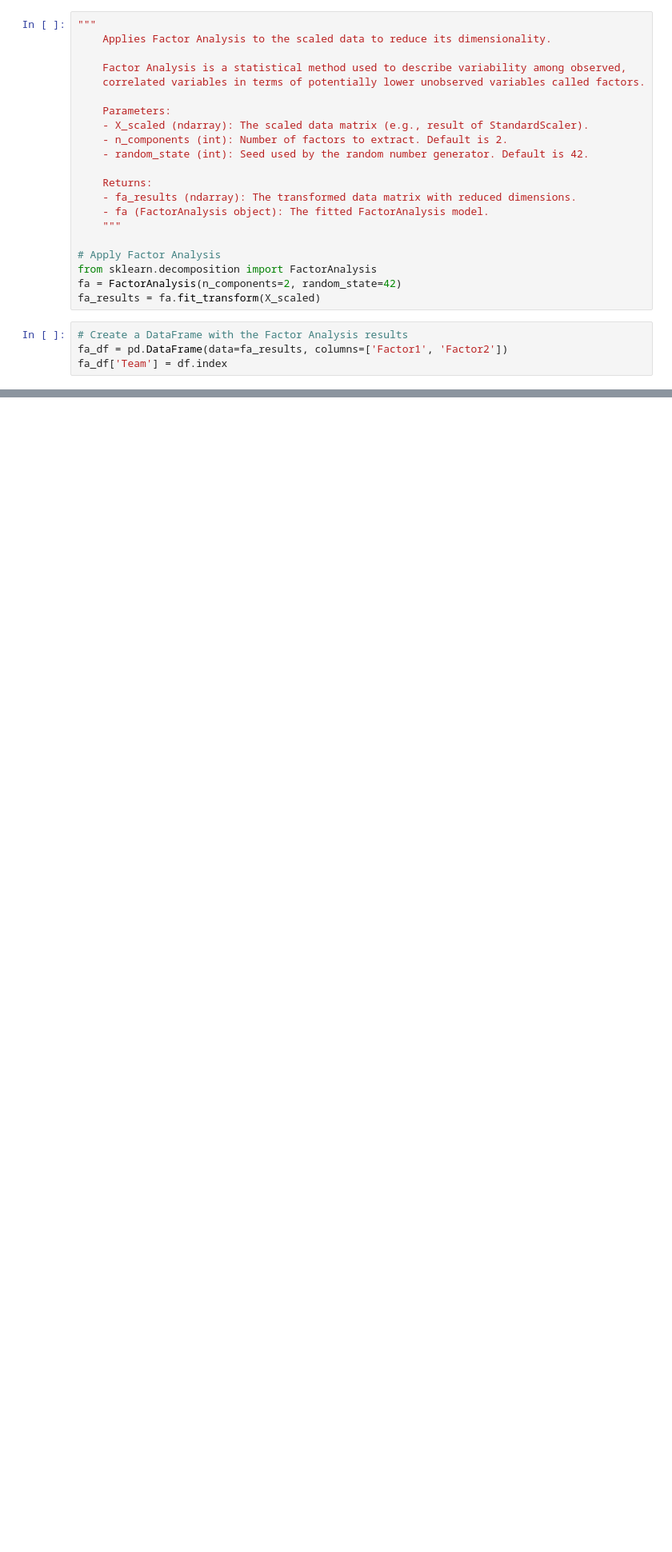
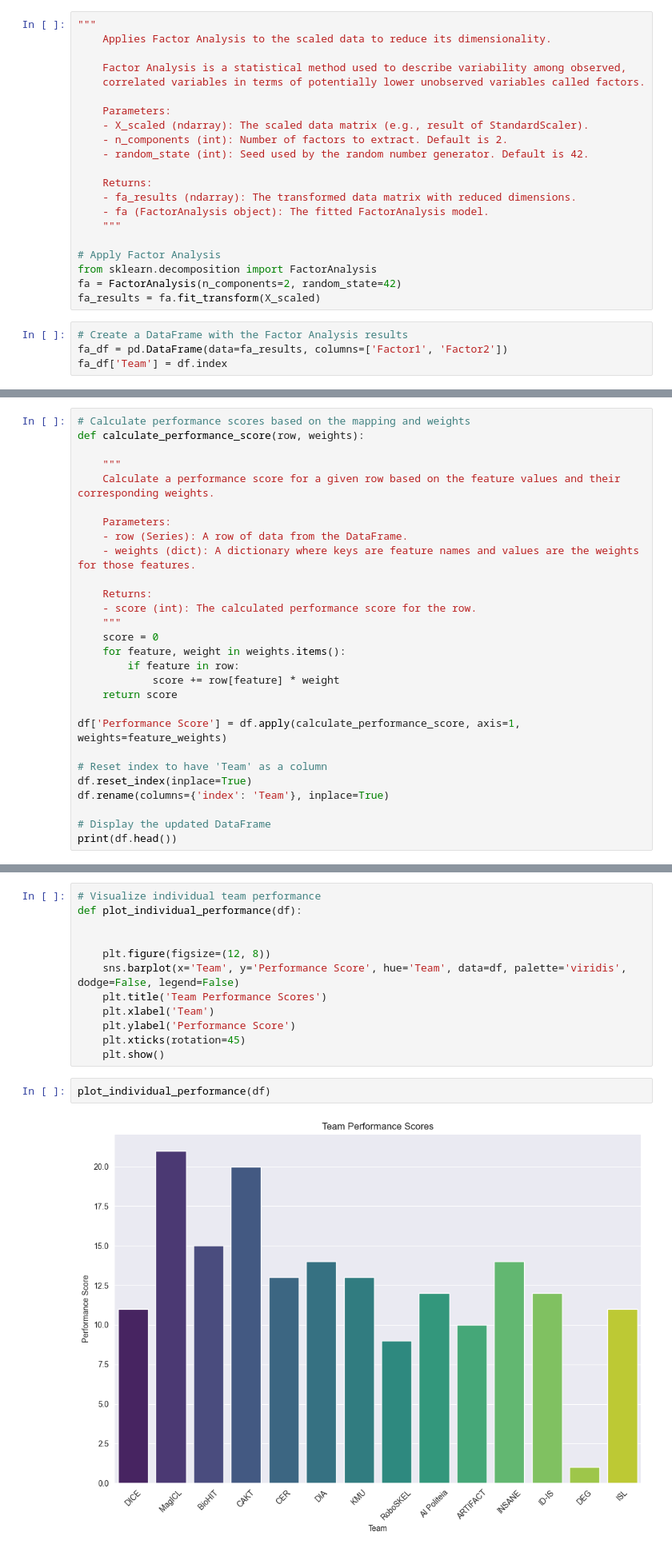
Before and after one commit to codegithubka/Deep-Autoencoder-Company-Segmentation, a Jupyter notebook: factor_analysis.ipynb, the cells around one changed output, grey strips where cells are left out. Shown: that part at 80% size. Drawn from its saved outputs; the diff is of its cells as text; blank space fills up the shorter version.

```diff
--- a/factor_analysis.ipynb
+++ b/factor_analysis.ipynb
@@ -86,0 +116,28 @@ NameError: name 'plt' is not defined
+# %%
+# Calculate performance scores based on the mapping and weights
+def calculate_performance_score(row, weights):
+
+    """
+    Calculate a performance score for a given row based on the feature values and their corresponding weights.
+
+    Parameters:
+    - row (Series): A row of data from the DataFrame.
+    - weights (dict): A dictionary where keys are feature names and values are the weights for those features.
+
+    Returns:
+    - score (int): The calculated performance score for the row.
+    """
+    score = 0
+    for feature, weight in weights.items():
+        if feature in row:
+            score += row[feature] * weight
+    return score
+
+df['Performance Score'] = df.apply(calculate_performance_score, axis=1, weights=feature_weights)
+
+# Reset index to have 'Team' as a column
+df.reset_index(inplace=True)
+df.rename(columns={'index': 'Team'}, inplace=True)
+
+# Display the updated DataFrame
+print(df.head())
@@ -86,0 +165,16 @@ NameError: name 'plt' is not defined
+# %%
+# Visualize individual team performance
+def plot_individual_performance(df):
+
+
+    plt.figure(figsize=(12, 8))
+    sns.barplot(x='Team', y='Performance Score', hue='Team', data=df, palette='viridis', dodge=False, legend=False)
+    plt.title('Team Performance Scores')
+    plt.xlabel('Team')
+    plt.ylabel('Performance Score')
+    plt.xticks(rotation=45)
+    plt.show()
+# %%
+plot_individual_performance(df)
+# %% [output]
+[figure, added]
```
Also changed, not shown: parts of 9 cells of this notebook, 5 other files.
